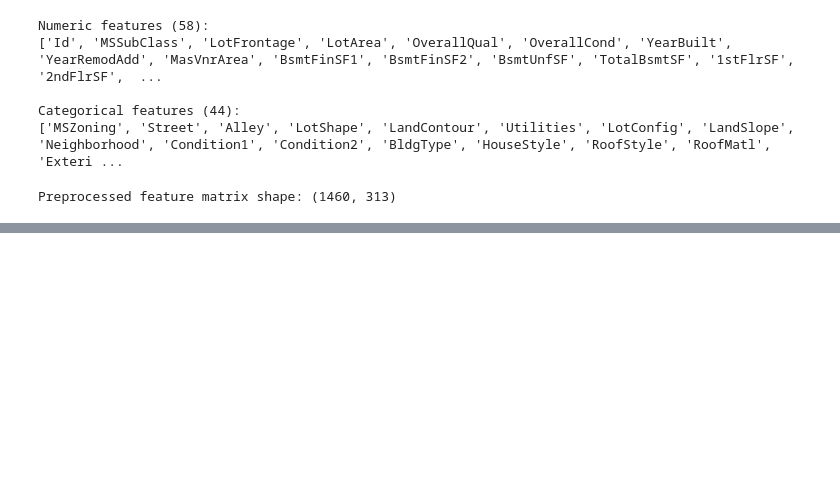
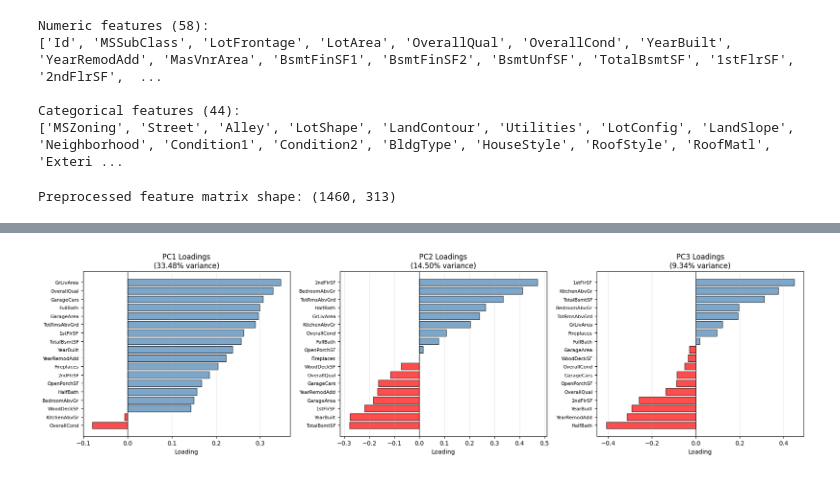
Before and after one commit to ecccc0/ML_Final, a Jupyter notebook: notebooks/01_eda.ipynb, the cells around one changed output, grey strips where cells are left out. Cells and saved outputs as stored; diff of their text form; code cells hidden in the pictures; blank space fills up the shorter version.

```diff
--- a/notebooks/01_eda.ipynb
+++ b/notebooks/01_eda.ipynb
@@ -322,0 +476,24 @@ Preprocessed feature matrix shape: (1460, 313)
+# %%
+# Create a DataFrame of loadings for easier interpretation
+loadings_df = pd.DataFrame(
+    pca.components_.T,
+    columns=[f'PC{i+1}' for i in range(n_components)],
+    index=available_features
+)
+
+# Analyze first 3 components
+n_top_features = 5
+for pc in range(3):
+    pc_name = f'PC{pc+1}'
+    print(f"\n{pc_name} - Top {n_top_features} features by absolute loading:")
+    print("="*60)
+
+    # Get absolute loadings and sort
+    abs_loadings = loadings_df[pc_name].abs().sort_values(ascending=False)
+    top_features = abs_loadings.head(n_top_features)
+
+    for feature in top_features.index:
+        loading = loadings_df.loc[feature, pc_name]
+        print(f"  {feature:20s}: {loading:7.4f} (|{abs(loading):.4f}|)")
+
+    print(f"\nExplained variance: {pca.explained_variance_ratio_[pc]*100:.2f}%")
@@ -322,0 +518,21 @@ Preprocessed feature matrix shape: (1460, 313)
+# %%
+# Visualize loadings for first 3 components
+fig, axes = plt.subplots(1, 3, figsize=(18, 5))
+
+for i, ax in enumerate(axes):
+    pc_name = f'PC{i+1}'
+    loadings = loadings_df[pc_name].sort_values()
+
+    colors = ['red' if x < 0 else 'steelblue' for x in loadings]
+    ax.barh(range(len(loadings)), loadings, color=colors, alpha=0.7, edgecolor='black')
+    ax.set_yticks(range(len(loadings)))
+    ax.set_yticklabels(loadings.index, fontsize=8)
+    ax.set_xlabel('Loading')
+    ax.set_title(f'{pc_name} Loadings\n({pca.explained_variance_ratio_[i]*100:.2f}% variance)')
+    ax.axvline(x=0, color='black', linestyle='-', linewidth=0.8)
+    ax.grid(True, alpha=0.3, axis='x')
+
+plt.tight_layout()
+plt.show()
+# %% [output]
+[figure, added]
```
Also changed, not shown: parts of 14 cells of this notebook.
